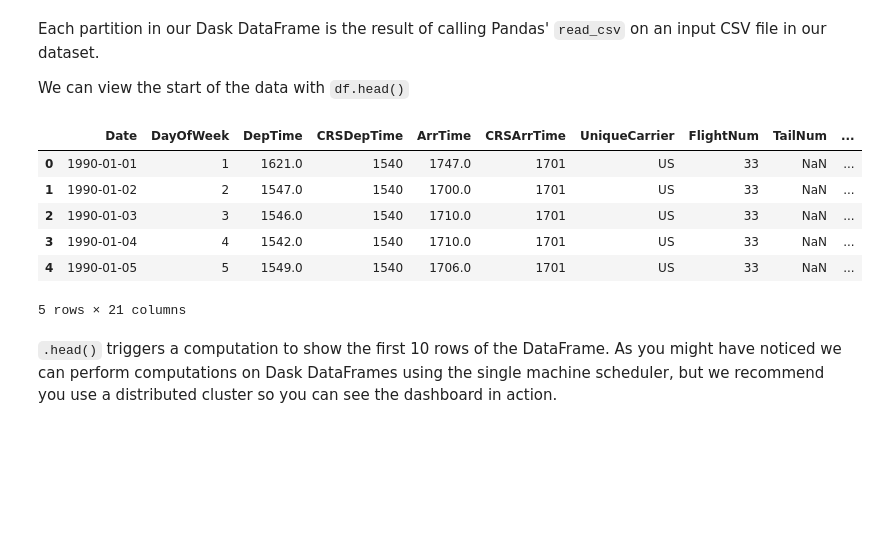
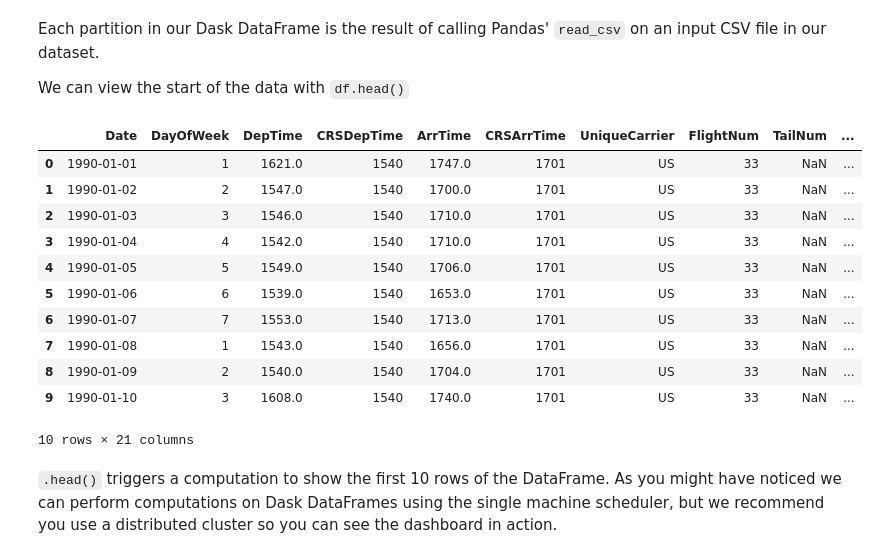
Before and after one commit to coiled/dask-mini-tutorial, a Jupyter notebook: notebooks/3_DataFrames.ipynb, the cells around one changed output. Saved outputs shown, nothing was run; the diff lists cells and outputs as text; code cells hidden in the pictures; blank space fills up the shorter version.

```diff
--- a/notebooks/3_DataFrames.ipynb
+++ b/notebooks/3_DataFrames.ipynb
@@ -131,15 +131,20 @@ Each partition in our Dask DataFrame is the result of calling Pandas' `read_csv`
 
 We can view the start of the data with `df.head()`
 # %%
-ddf.head()
+ddf.head(10)
 # %% [output]
 |  | Date | DayOfWeek | DepTime | CRSDepTime | ArrTime | CRSArrTime | UniqueCarrier | FlightNum | TailNum | ... |
 | 0 | 1990-01-01 | 1 | 1621.0 | 1540 | 1747.0 | 1701 | US | 33 | NaN | ... |
 | 1 | 1990-01-02 | 2 | 1547.0 | 1540 | 1700.0 | 1701 | US | 33 | NaN | ... |
 | 2 | 1990-01-03 | 3 | 1546.0 | 1540 | 1710.0 | 1701 | US | 33 | NaN | ... |
 | 3 | 1990-01-04 | 4 | 1542.0 | 1540 | 1710.0 | 1701 | US | 33 | NaN | ... |
 | 4 | 1990-01-05 | 5 | 1549.0 | 1540 | 1706.0 | 1701 | US | 33 | NaN | ... |
+| 5 | 1990-01-06 | 6 | 1539.0 | 1540 | 1653.0 | 1701 | US | 33 | NaN | ... |
+| 6 | 1990-01-07 | 7 | 1553.0 | 1540 | 1713.0 | 1701 | US | 33 | NaN | ... |
+| 7 | 1990-01-08 | 1 | 1543.0 | 1540 | 1656.0 | 1701 | US | 33 | NaN | ... |
+| 8 | 1990-01-09 | 2 | 1540.0 | 1540 | 1704.0 | 1701 | US | 33 | NaN | ... |
+| 9 | 1990-01-10 | 3 | 1608.0 | 1540 | 1740.0 | 1701 | US | 33 | NaN | ... |
-5 rows × 21 columns
+10 rows × 21 columns
 # %% [markdown]
 `.head()` triggers a computation to show the first 10 rows of the DataFrame. As you might have noticed we can perform computations on Dask DataFrames using the single machine scheduler, but we recommend you use a distributed cluster so you can see the dashboard in action.
 # %%
```
Also changed, not shown: parts of 13 cells of this notebook, 2 other files.
